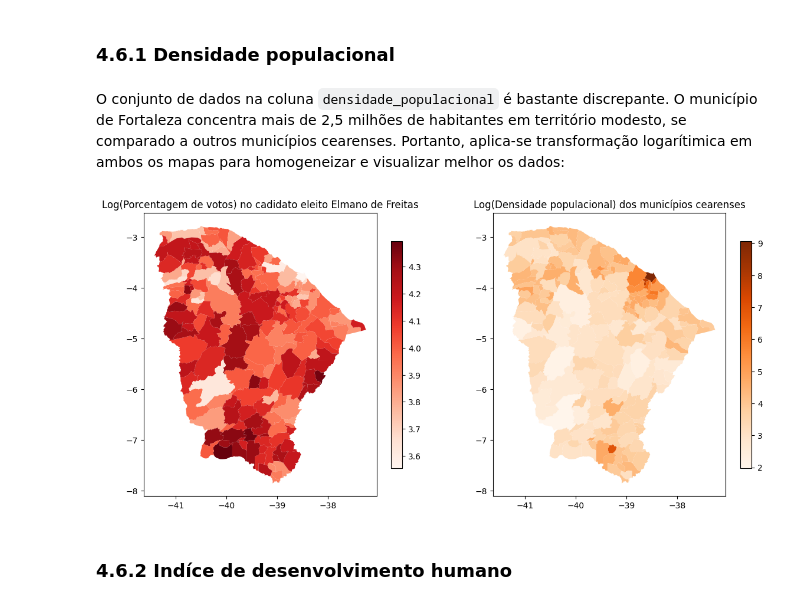
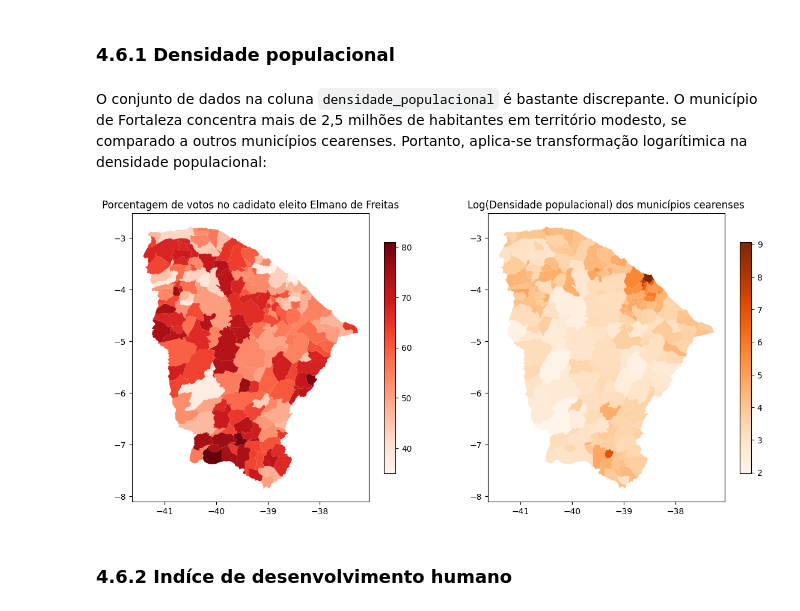
Before and after one commit to DamodaraBarbosa/DamodaraBarbosa, a Jupyter notebook: 06_governador_analysis_eleicoes_ceara_2022.ipynb, the cells around one changed output. Drawn from its saved outputs; the diff is of its cells as text; code cells hidden in the pictures.

```diff
--- a/06_governador_analysis_eleicoes_ceara_2022.ipynb
+++ b/06_governador_analysis_eleicoes_ceara_2022.ipynb
@@ -662,16 +561,16 @@ votos_elmano_por_municipio = votos_elmano_por_municipio.drop('nm_municipio', axi
 # %% [markdown]
 ### 4.6.1 Densidade populacional
 # %% [markdown]
-O conjunto de dados na coluna `densidade_populacional` é bastante discrepante. O município de Fortaleza concentra mais de 2,5 milhões de habitantes em território modesto, se comparado a outros municípios cearenses. Portanto, aplica-se transformação logarítimica em ambos os mapas para homogeneizar e visualizar melhor os dados:
+O conjunto de dados na coluna `densidade_populacional` é bastante discrepante. O município de Fortaleza concentra mais de 2,5 milhões de habitantes em território modesto, se comparado a outros municípios cearenses. Portanto, aplica-se transformação logarítimica na densidade populacional:
 # %%
 fig, ax = plt.subplots(1, 2, figsize= (14, 10))
-ax1 = votos_elmano_por_municipio.plot(np.log(votos_elmano_por_municipio['porcentagem_votos']), legend= True, cmap= 'Reds', legend_kwds= {'shrink': 0.5}, ax= ax[0])
-ax1.set_title('Log(Porcentagem de votos) no cadidato eleito Elmano de Freitas')
+ax1 = votos_elmano_por_municipio.plot('porcentagem_votos', cmap= 'Reds', legend= True, legend_kwds= {'shrink': 0.5}, ax= ax[0])
+ax1.set_title('Porcentagem de votos no cadidato eleito Elmano de Freitas')
 ax2 = dados_ibge.plot(np.log(dados_ibge['densidade_populacional']), cmap= 'Oranges', legend= True, legend_kwds= {'shrink': 0.5}, ax= ax[1])
 ax2.set_title('Log(Densidade populacional) dos municípios cearenses')
 plt.show()
 # %% [output]
-[figure, old version]
+[figure, new version]
 # %% [markdown]
 ### 4.6.2 Indíce de desenvolvimento humano
 # %%
```
Also changed, not shown: parts of 59 cells of this notebook.
